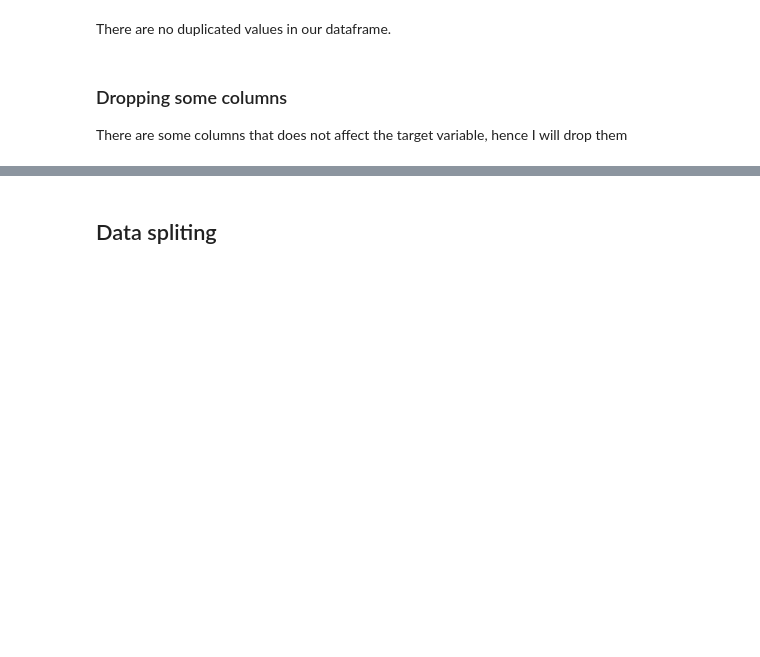
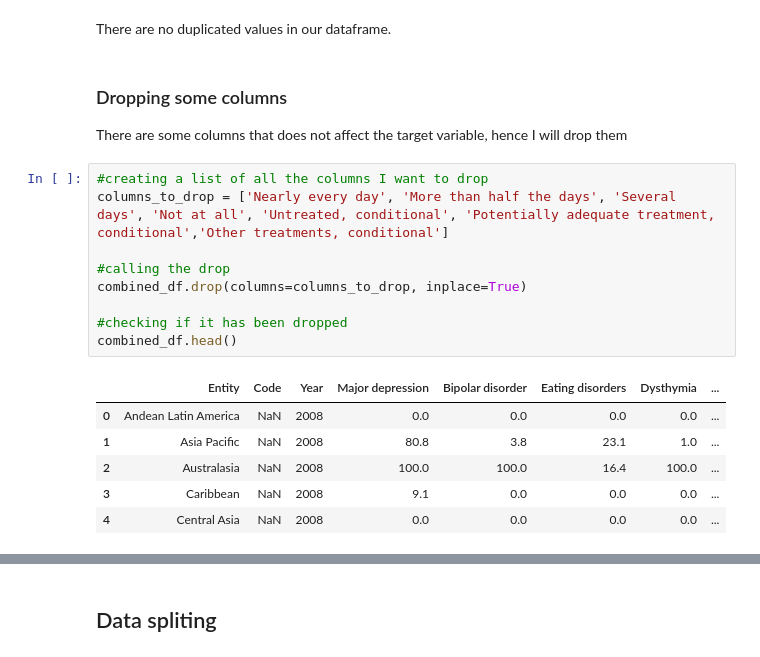
Before and after one commit to CheropS/Mental_health, a Jupyter notebook: index.ipynb, the cells around one changed output, grey strips where cells are left out. Drawn from its saved outputs; the diff is of its cells as text; blank space fills up the shorter version.

```diff
--- a/index.ipynb
+++ b/index.ipynb
@@ -288,3 +288,19 @@ There are no duplicated values in our dataframe.
 # %% [markdown]
 ### Dropping some columns
 There are some columns that does not affect the target variable, hence I will drop them
+# %%
+#creating a list of all the columns I want to drop
+columns_to_drop = ['Nearly every day', 'More than half the days', 'Several days', 'Not at all', 'Untreated, conditional', 'Potentially adequate treatment, conditional','Other treatments, conditional']
+
+#calling the drop
+combined_df.drop(columns=columns_to_drop, inplace=True)
+
+#checking if it has been dropped
+combined_df.head()
+# %% [output]
+|  | Entity | Code | Year | Major depression | Bipolar disorder | Eating disorders | Dysthymia | ... |
+| 0 | Andean Latin America | NaN | 2008 | 0.0 | 0.0 | 0.0 | 0.0 | ... |
+| 1 | Asia Pacific | NaN | 2008 | 80.8 | 3.8 | 23.1 | 1.0 | ... |
+| 2 | Australasia | NaN | 2008 | 100.0 | 100.0 | 16.4 | 100.0 | ... |
+| 3 | Caribbean | NaN | 2008 | 9.1 | 0.0 | 0.0 | 0.0 | ... |
+| 4 | Central Asia | NaN | 2008 | 0.0 | 0.0 | 0.0 | 0.0 | ... |
```
Also changed, not shown: parts of 3 cells of this notebook.
